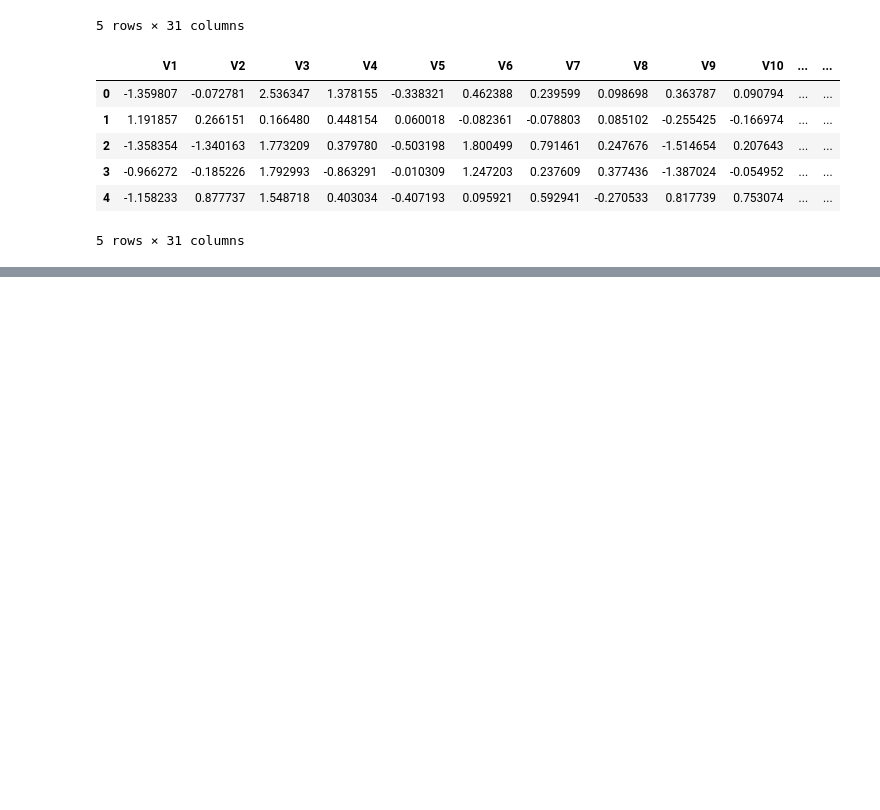
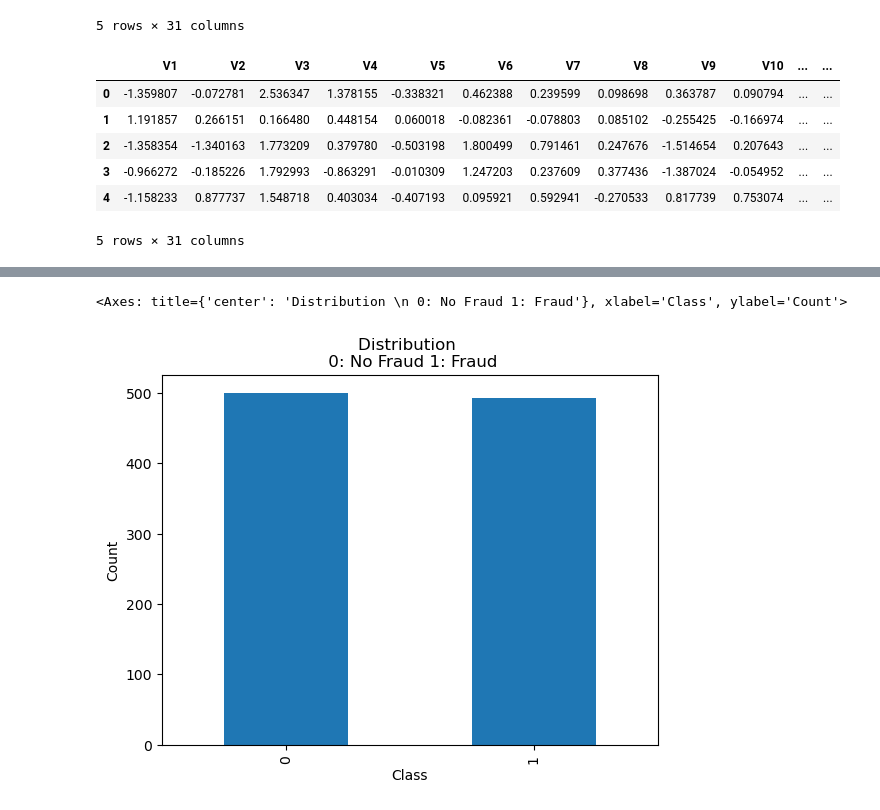
Before and after one commit to ifonseca69/project_2, a Jupyter notebook: Debasis/Debasis_Notebook.ipynb, the cells around one changed output, grey strips where cells are left out. Saved outputs shown, nothing was run; the diff lists cells and outputs as text; code cells hidden in the pictures; blank space fills up the shorter version.

```diff
--- a/Debasis/Debasis_Notebook.ipynb
+++ b/Debasis/Debasis_Notebook.ipynb
@@ -105,0 +164,12 @@ df.head()
+# %%
+df = df.sample(frac=1)
+
+fraud_df = df.loc[df['Class'] == 1]
+non_fraud_df = df.loc[df['Class'] == 0][:500]
+
+normal_distributed_df = pd.concat([fraud_df, non_fraud_df])
+
+
+under_sampled_df = normal_distributed_df.sample(frac=1, random_state=42)
+
+under_sampled_df.head()
@@ -105,0 +184,5 @@ df.head()
+# %%
+under_sampled_df['Class'].value_counts().plot(kind='bar', title='Distribution \n 0: No Fraud 1: Fraud', ylabel='Count')
+# %% [output]
+<Axes: title={'center': 'Distribution \n 0: No Fraud 1: Fraud'}, xlabel='Class', ylabel='Count'>
+[figure, added]
```
Also changed, not shown: parts of 12 cells of this notebook.
